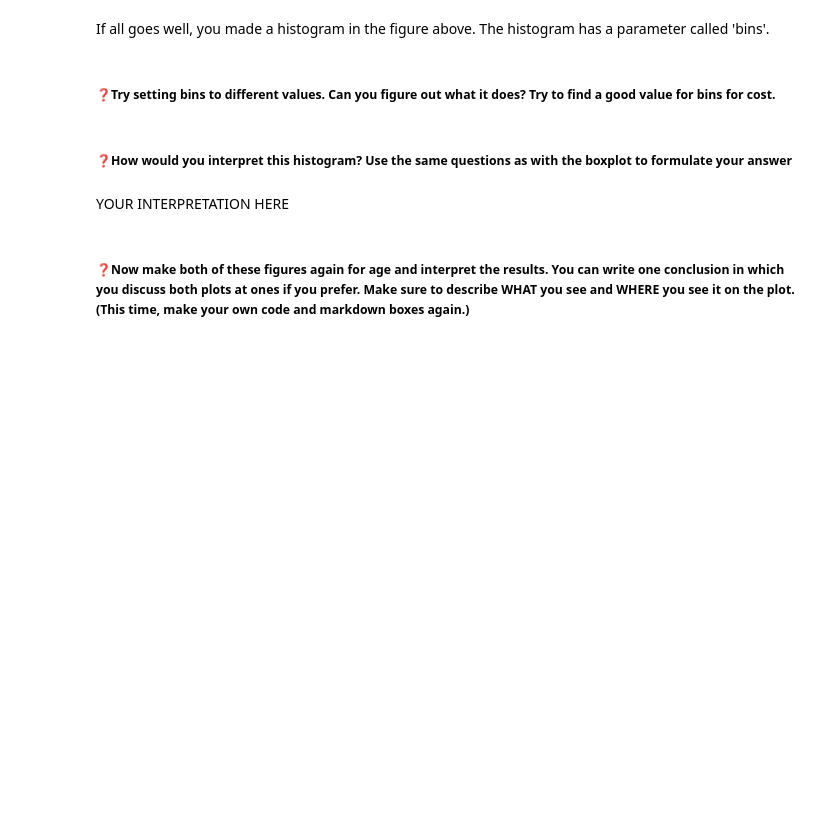
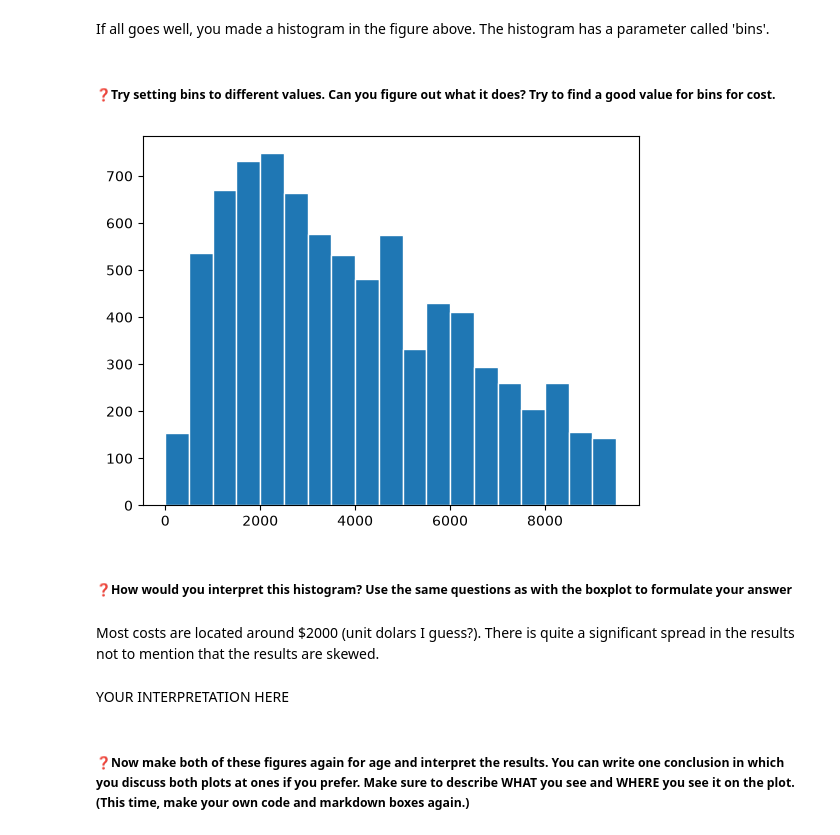
Before and after one commit to ManoahKinnaert/DAML, a Jupyter notebook: lab2/lab_2_exploring_data_pandas.ipynb, the cells around one changed output. Cells and saved outputs as stored; diff of their text form; code cells hidden in the pictures; blank space fills up the shorter version.

```diff
--- a/lab2/lab_2_exploring_data_pandas.ipynb
+++ b/lab2/lab_2_exploring_data_pandas.ipynb
@@ -461,5 +715,12 @@ If all goes well, you made a histogram in the figure above. The histogram has a
+# %%
+#YOUR CODE HERE
+plt.hist(cleaned_dataset["cost"], bins=[x for x in range(0, 10000, 500)], edgecolor="white");
+# %% [output]
+[figure, added]
 # %% [markdown]
 ##### ❓How would you interpret this histogram? Use the same questions as with the boxplot to formulate your answer
+# %% [markdown]
+Most costs are located around $2000 (unit dolars I guess?). There is quite a significant spread in the results not to mention that the results are skewed.
 # %% [markdown]
 YOUR INTERPRETATION HERE
 # %% [markdown]
```
Also changed, not shown: parts of 50 cells of this notebook.
